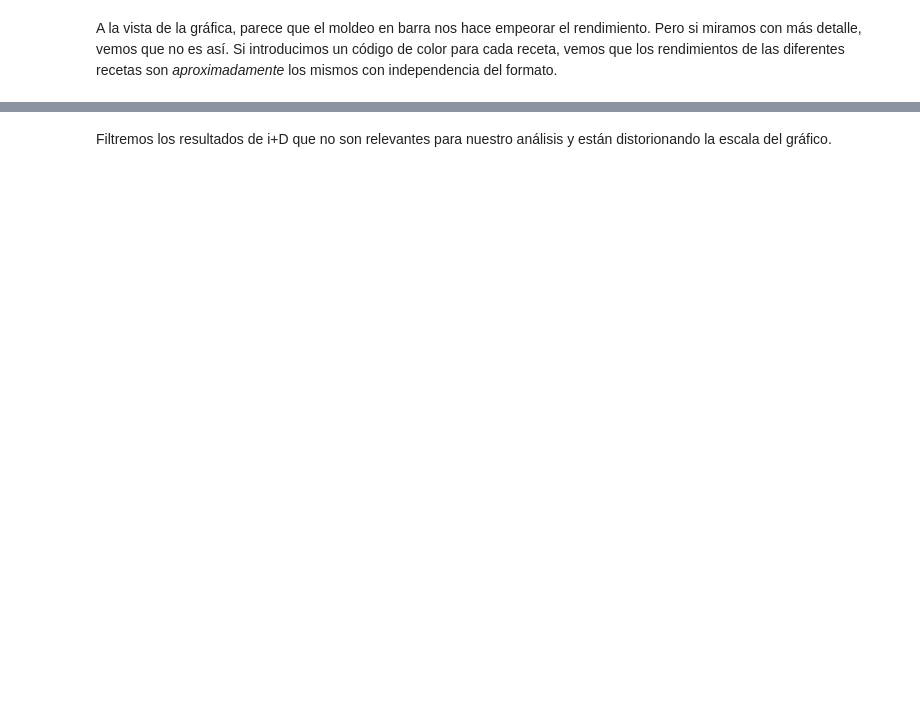
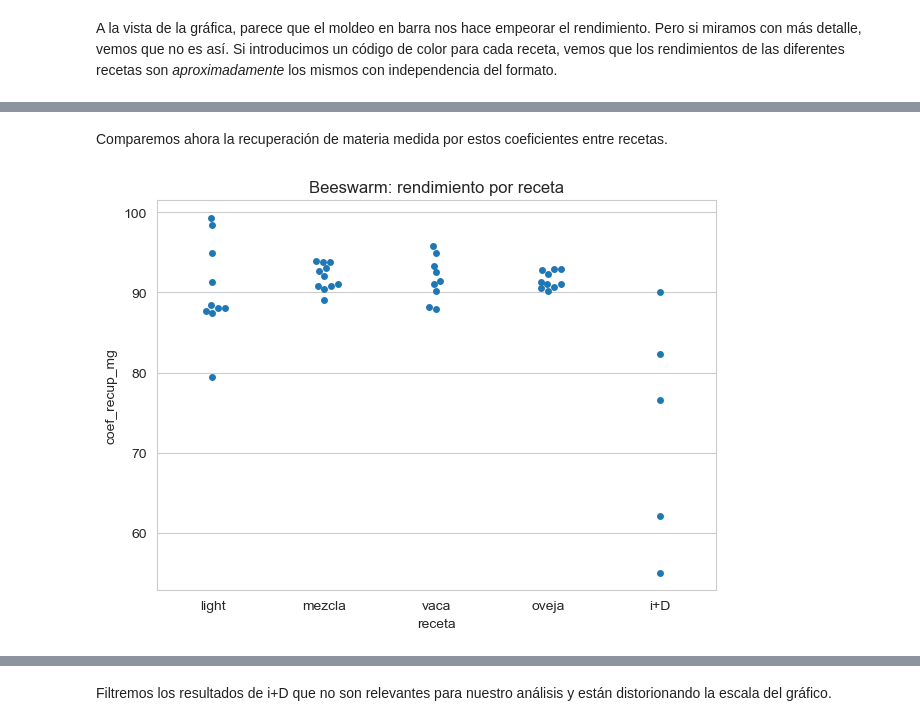
Before and after one commit to juanriera/master-queseria, a Jupyter notebook: 090-pract02-rendimientos.ipynb, the cells around one changed output, grey strips where cells are left out. Drawn from its saved outputs; the diff is of its cells as text; code cells hidden in the pictures; blank space fills up the shorter version.

```diff
--- a/090-pract02-rendimientos.ipynb
+++ b/090-pract02-rendimientos.ipynb
@@ -224,0 +299,13 @@ Volvamos al rendimiento; como estamos evaluando el rendimiento como los litros n
+# %% [markdown]
+Comparemos ahora la recuperación de materia medida por estos coeficientes entre recetas.
+# %%
+# crear dataframe para seaborn sin index para evitar errores
+df_sns = df.reset_index(drop=True)
+
+sns.swarmplot(data=df_sns, x='receta', y='coef_recup_mg', size=5)
+plt.xticks(rotation=0)
+plt.title('Beeswarm: rendimiento por receta')
+plt.tight_layout()
+plt.show()
+# %% [output]
+[figure, added]
```
Also changed, not shown: parts of 37 cells of this notebook, 27 other files.
